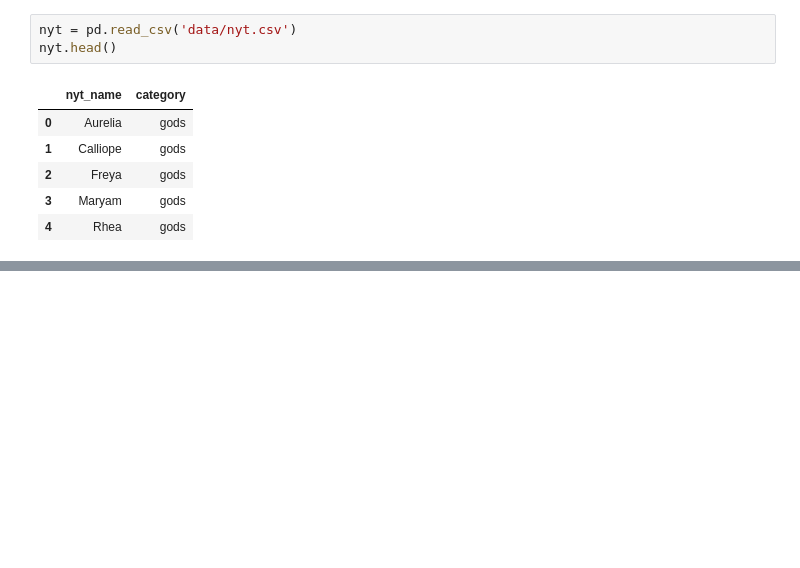
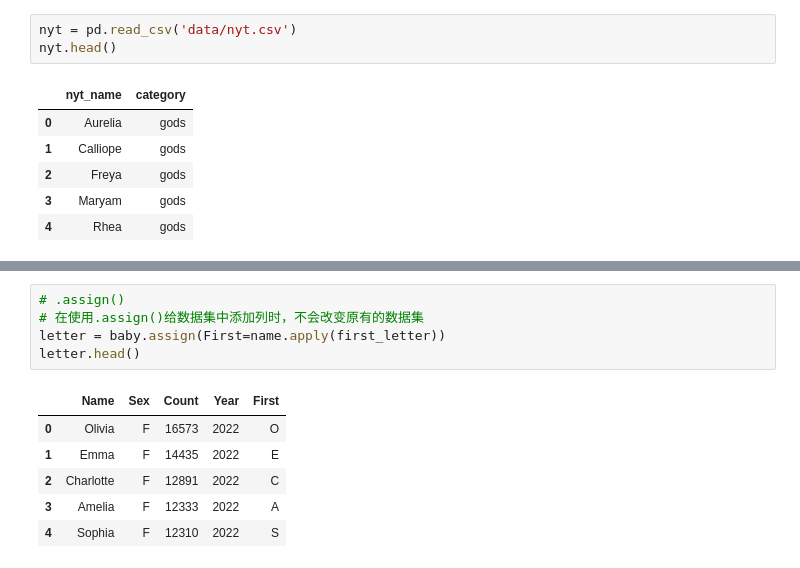
Before and after one commit to OneRaise5385/DataScience, a Jupyter notebook: prac06.ipynb, the cells around one changed output, grey strips where cells are left out. Saved outputs shown, nothing was run; the diff lists cells and outputs as text; blank space fills up the shorter version.

```diff
--- a/prac06.ipynb
+++ b/prac06.ipynb
@@ -211,0 +509,12 @@ nyt.head()
+# %%
+# .assign()
+# 在使用.assign()给数据集中添加列时，不会改变原有的数据集
+letter = baby.assign(First=name.apply(first_letter))
+letter.head()
+# %% [output]
+|  | Name | Sex | Count | Year | First |
+| 0 | Olivia | F | 16573 | 2022 | O |
+| 1 | Emma | F | 14435 | 2022 | E |
+| 2 | Charlotte | F | 12891 | 2022 | C |
+| 3 | Amelia | F | 12333 | 2022 | A |
+| 4 | Sophia | F | 12310 | 2022 | S |
```
Also changed, not shown: parts of 34 cells of this notebook, 2 other files.
